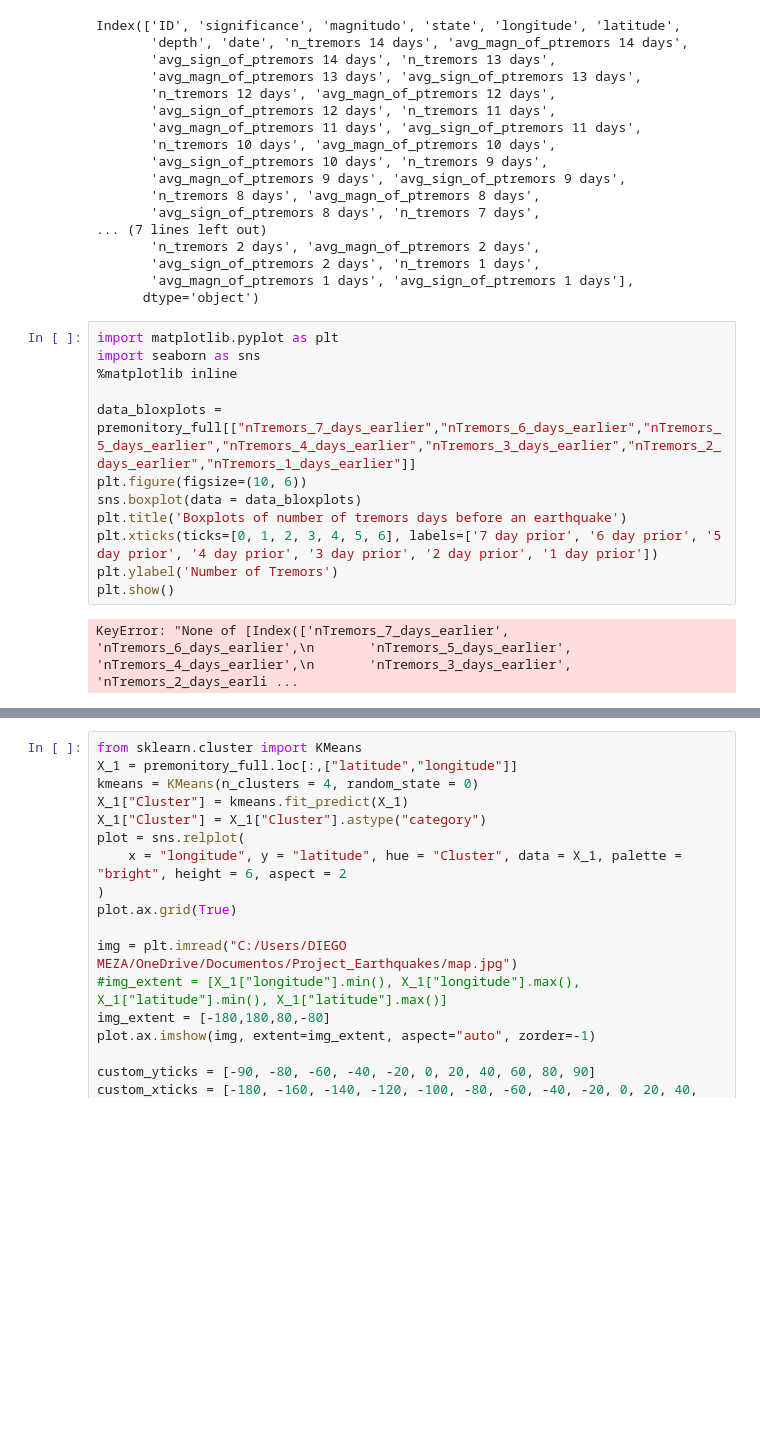
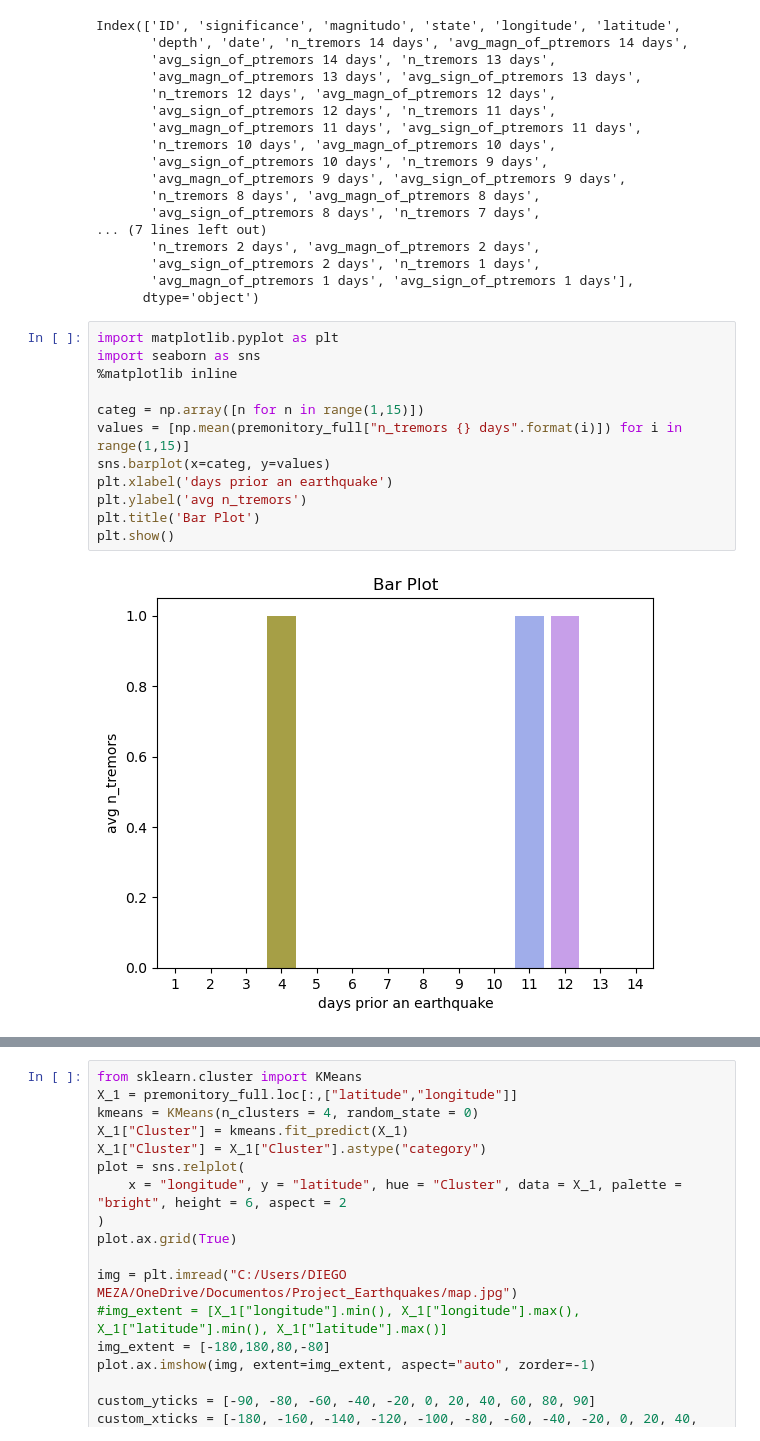
Before and after one commit to DiegoMZD/Earthquakes, a Jupyter notebook: jupyter_notebooks/Premonitory.ipynb, the cells around one changed output, grey strips where cells are left out. Cells and saved outputs as stored; diff of their text form; blank space fills up the shorter version.

Commit message:
add barplot

```diff
--- a/jupyter_notebooks/Premonitory.ipynb
+++ b/jupyter_notebooks/Premonitory.ipynb
@@ -38,17 +38,17 @@ Index(['ID', 'significance', 'magnitudo', 'state', 'longitude', 'latitude',
 # %%
 import matplotlib.pyplot as plt
 import seaborn as sns
 %matplotlib inline
 
-data_bloxplots = premonitory_full[["nTremors_7_days_earlier","nTremors_6_days_earlier","nTremors_5_days_earlier","nTremors_4_days_earlier","nTremors_3_days_earlier","nTremors_2_days_earlier","nTremors_1_days_earlier"]]
-plt.figure(figsize=(10, 6))
-sns.boxplot(data = data_bloxplots)
-plt.title('Boxplots of number of tremors days before an earthquake')
-plt.xticks(ticks=[0, 1, 2, 3, 4, 5, 6], labels=['7 day prior', '6 day prior', '5 day prior', '4 day prior', '3 day prior', '2 day prior', '1 day prior'])
-plt.ylabel('Number of Tremors')
+categ = np.array([n for n in range(1,15)])
+values = [np.mean(premonitory_full["n_tremors {} days".format(i)]) for i in range(1,15)]
+sns.barplot(x=categ, y=values)
+plt.xlabel('days prior an earthquake')
+plt.ylabel('avg n_tremors')
+plt.title('Bar Plot')
 plt.show()
 # %% [output]
-KeyError: "None of [Index(['nTremors_7_days_earlier', 'nTremors_6_days_earlier',\n       'nTremors_5_days_earlier', 'nTremors_4_days_earlier',\n       'nTremors_3_days_earlier', 'nTremors_2_days_earli ...
+[figure, added]
 # %%
 from sklearn.ensemble import RandomForestRegressor
 from sklearn.model_selection import cross_val_score
```
Also changed, not shown: parts of 1 cell of this notebook.
